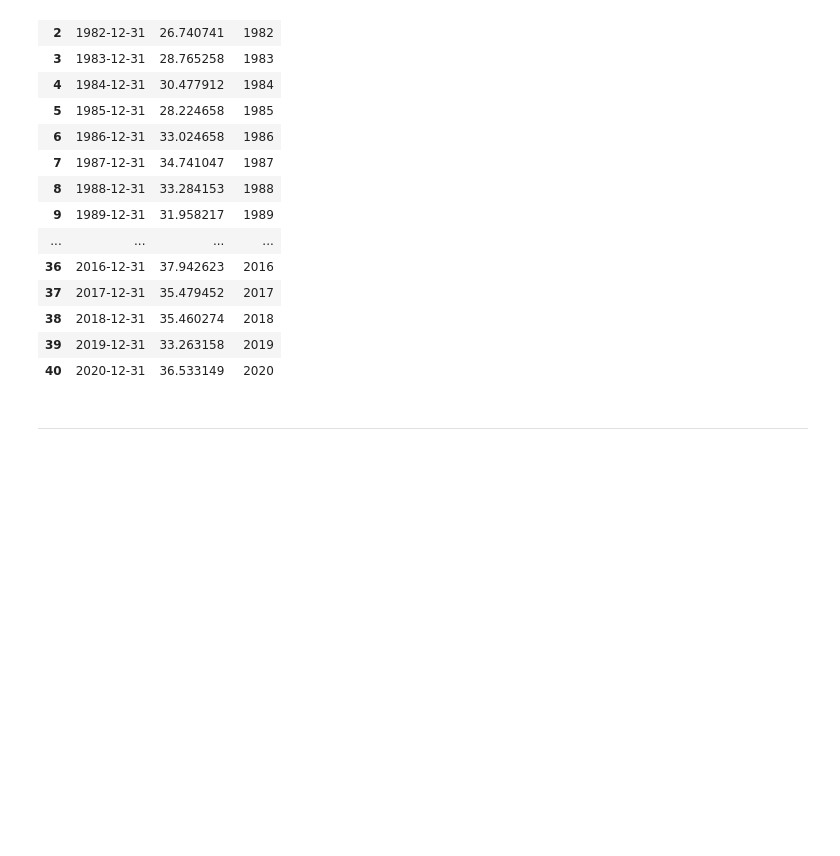
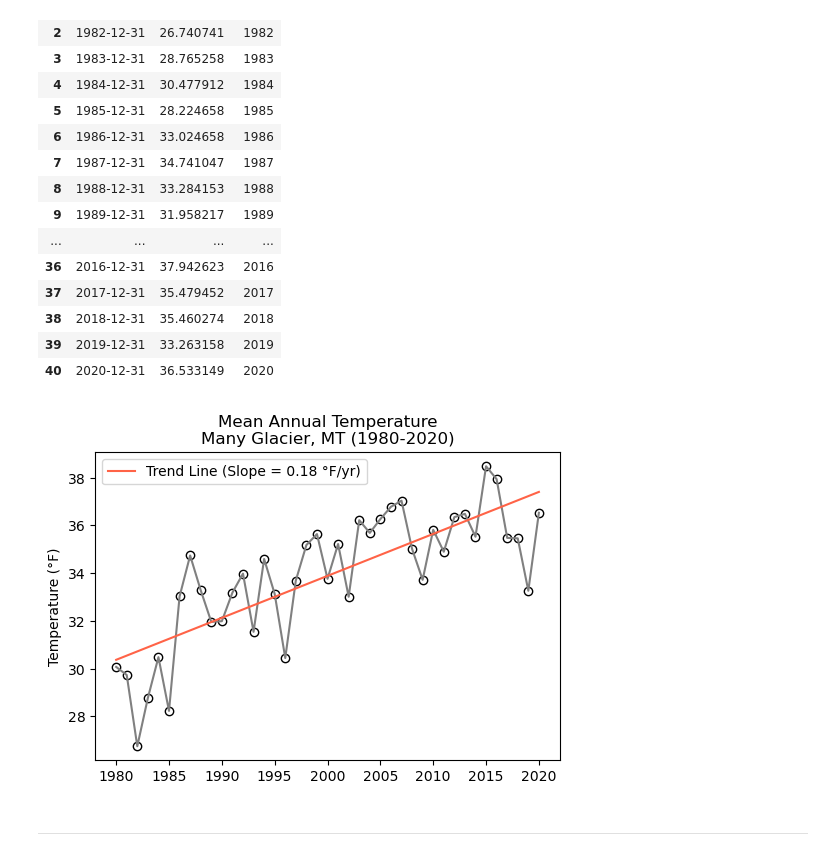
Before and after one commit to ANUSUYA-NMSU/2026-tcup-dsw-training, a Jupyter notebook: notebooks/weather_climate_blank.ipynb, the cells around one changed output. Saved outputs shown, nothing was run; the diff lists cells and outputs as text; code cells hidden in the pictures; blank space fills up the shorter version.

```diff
--- a/notebooks/weather_climate_blank.ipynb
+++ b/notebooks/weather_climate_blank.ipynb
@@ -159,37 +159,39 @@ many_glacier_subset
 # %%
 # STEP 9: Plotting with a trendline (OPTIONAL IF TIME ALLOWS)
 # Define our figure and axis objects
 fig, ax = plt.subplots(figsize=(6,4))
 
 # Compute linear regression
-x = [VARIALBE_FROM_STEP_5]['YEAR']
-y = [VARIALBE_FROM_STEP_5]['TOBS']
+x = many_glacier_subset['YEAR']
+y = many_glacier_subset['TOBS']
 
 # Compute the slope (m) and intercept (b) of the line y = mx + b
 m, b = np.polyfit(x, y, 1)
 
 # Define degree symbol
 degree_symbol = '\u00B0'
 
 # Plot TOBS vs. YEAR as scatter plot
 ax.scatter(x, y, color='white', edgecolor='black')
 
 # Plot line graph
-ax.plot([VARIALBE_FROM_STEP_5]['YEAR'],
-        [VARIALBE_FROM_STEP_5]['TOBS'],
+ax.plot(many_glacier_subset['YEAR'],
+        many_glacier_subset['TOBS'],
         color='grey')
 
 # Plot trend line
 ax.plot(x, m*x + b, color='tomato', label=f'Trend Line (Slope = {m:.2f} {degree_symbol}F/yr)')
 
 # Add legend
 ax.legend()
 
 # Add title and axis label
 ax.set(title="Mean Annual Temperature\nMany Glacier, MT (1980-2020)",
        ylabel="Temperature (\u00B0F)")
 
 plt.show()
+# %% [output]
+[figure, added]
 # %% [markdown]
 ***
 # %% [markdown]
```
